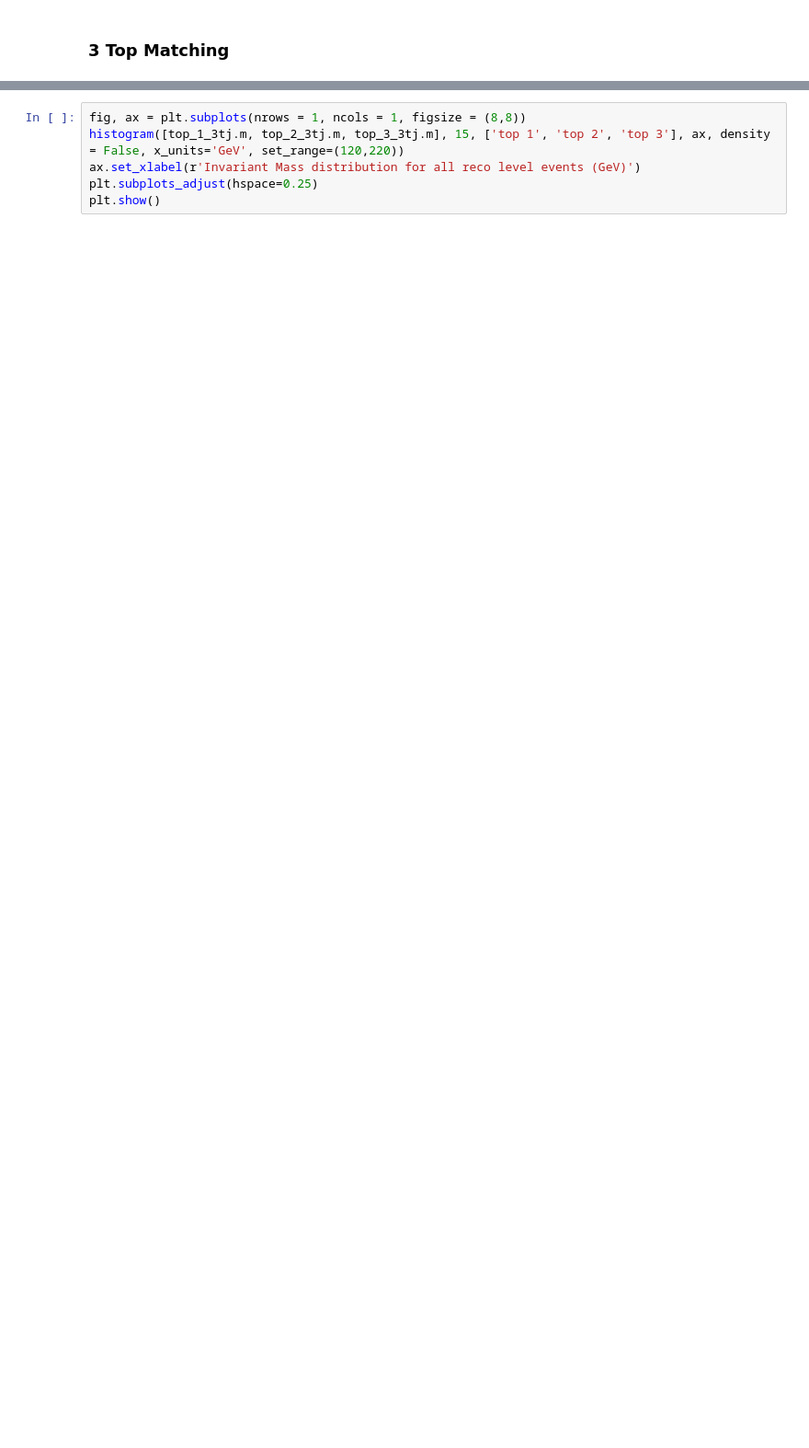
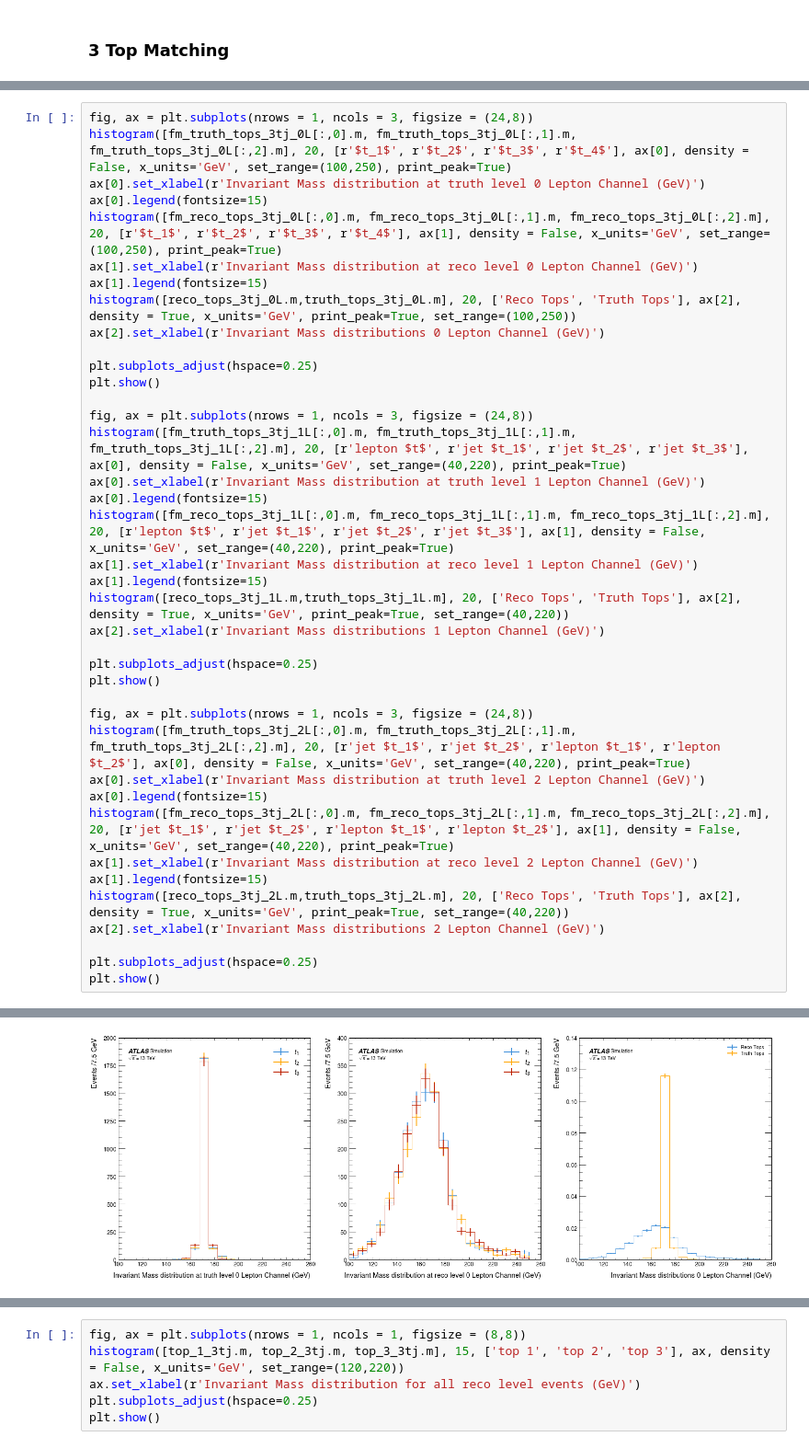
Before and after one commit to archiebrooks02/MPHYS-4Top, a Jupyter notebook: matching_bigdata.ipynb, the cells around one changed output, grey strips where cells are left out. Shown at 92% size. Cells and saved outputs as stored; diff of their text form; blank space fills up the shorter version.

```diff
--- a/matching_bigdata.ipynb
+++ b/matching_bigdata.ipynb
@@ -1458,0 +1746,40 @@ plt.show()
+# %%
+fig, ax = plt.subplots(nrows = 1, ncols = 3, figsize = (24,8))
+histogram([fm_truth_tops_3tj_0L[:,0].m, fm_truth_tops_3tj_0L[:,1].m, fm_truth_tops_3tj_0L[:,2].m], 20, [r'$t_1$', r'$t_2$', r'$t_3$', r'$t_4$'], ax[0], density = False, x_units='GeV', set_range=(100,250), print_peak=True)
+ax[0].set_xlabel(r'Invariant Mass distribution at truth level 0 Lepton Channel (GeV)')
+ax[0].legend(fontsize=15)
+histogram([fm_reco_tops_3tj_0L[:,0].m, fm_reco_tops_3tj_0L[:,1].m, fm_reco_tops_3tj_0L[:,2].m], 20, [r'$t_1$', r'$t_2$', r'$t_3$', r'$t_4$'], ax[1], density = False, x_units='GeV', set_range=(100,250), print_peak=True)
+ax[1].set_xlabel(r'Invariant Mass distribution at reco level 0 Lepton Channel (GeV)')
+ax[1].legend(fontsize=15)
+histogram([reco_tops_3tj_0L.m,truth_tops_3tj_0L.m], 20, ['Reco Tops', 'Truth Tops'], ax[2], density = True, x_units='GeV', print_peak=True, set_range=(100,250))
+ax[2].set_xlabel(r'Invariant Mass distributions 0 Lepton Channel (GeV)')
+
+plt.subplots_adjust(hspace=0.25)
+plt.show()
+
+fig, ax = plt.subplots(nrows = 1, ncols = 3, figsize = (24,8))
+histogram([fm_truth_tops_3tj_1L[:,0].m, fm_truth_tops_3tj_1L[:,1].m, fm_truth_tops_3tj_1L[:,2].m], 20, [r'lepton $t$', r'jet $t_1$', r'jet $t_2$', r'jet $t_3$'], ax[0], density = False, x_units='GeV', set_range=(40,220), print_peak=True)
+ax[0].set_xlabel(r'Invariant Mass distribution at truth level 1 Lepton Channel (GeV)')
+ax[0].legend(fontsize=15)
+histogram([fm_reco_tops_3tj_1L[:,0].m, fm_reco_tops_3tj_1L[:,1].m, fm_reco_tops_3tj_1L[:,2].m], 20, [r'lepton $t$', r'jet $t_1$', r'jet $t_2$', r'jet $t_3$'], ax[1], density = False, x_units='GeV', set_range=(40,220), print_peak=True)
+ax[1].set_xlabel(r'Invariant Mass distribution at reco level 1 Lepton Channel (GeV)')
+ax[1].legend(fontsize=15)
+histogram([reco_tops_3tj_1L.m,truth_tops_3tj_1L.m], 20, ['Reco Tops', 'Truth Tops'], ax[2], density = True, x_units='GeV', print_peak=True, set_range=(40,220))
+ax[2].set_xlabel(r'Invariant Mass distributions 1 Lepton Channel (GeV)')
+
+plt.subplots_adjust(hspace=0.25)
+plt.show()
+
+fig, ax = plt.subplots(nrows = 1, ncols = 3, figsize = (24,8))
+histogram([fm_truth_tops_3tj_2L[:,0].m, fm_truth_tops_3tj_2L[:,1].m, fm_truth_tops_3tj_2L[:,2].m], 20, [r'jet $t_1$', r'jet $t_2$', r'lepton $t_1$', r'lepton $t_2$'], ax[0], density = False, x_units='GeV', set_range=(40,220), print_peak=True)
+ax[0].set_xlabel(r'Invariant Mass distribution at truth level 2 Lepton Channel (GeV)')
+ax[0].legend(fontsize=15)
+histogram([fm_reco_tops_3tj_2L[:,0].m, fm_reco_tops_3tj_2L[:,1].m, fm_reco_tops_3tj_2L[:,2].m], 20, [r'jet $t_1$', r'jet $t_2$', r'lepton $t_1$', r'lepton $t_2$'], ax[1], density = False, x_units='GeV', set_range=(40,220), print_peak=True)
+ax[1].set_xlabel(r'Invariant Mass distribution at reco level 2 Lepton Channel (GeV)')
+ax[1].legend(fontsize=15)
+histogram([reco_tops_3tj_2L.m,truth_tops_3tj_2L.m], 20, ['Reco Tops', 'Truth Tops'], ax[2], density = True, x_units='GeV', print_peak=True, set_range=(40,220))
+ax[2].set_xlabel(r'Invariant Mass distributions 2 Lepton Channel (GeV)')
+
+plt.subplots_adjust(hspace=0.25)
+plt.show()
+# %% [output]
@@ -1458,0 +1794 @@ plt.show()
+[figure, added]
```
Also changed, not shown: parts of 21 cells of this notebook.
